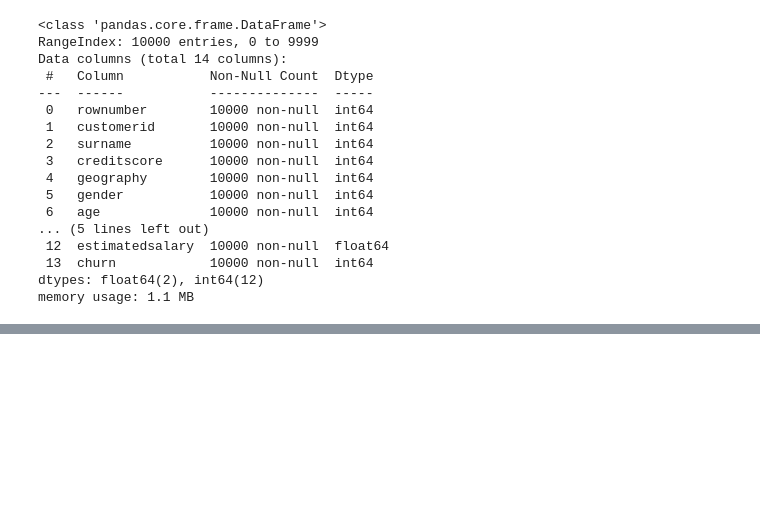
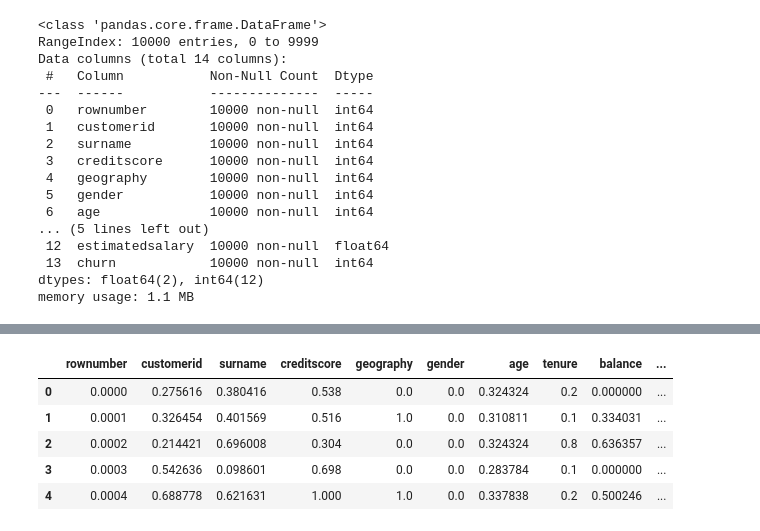
Before and after one commit to vishwarockzzz/generic_churn_prediction, a Jupyter notebook: notebooks/read_data.ipynb, the cells around one changed output, grey strips where cells are left out. Drawn from its saved outputs; the diff is of its cells as text; code cells hidden in the pictures; blank space fills up the shorter version.

```diff
--- a/notebooks/read_data.ipynb
+++ b/notebooks/read_data.ipynb
@@ -158,0 +166,43 @@ perform_eda(df, target='churn')
+# %%
+
+import numpy as np
+# Define a simple feature engineering function
+def feature_engineering(df):
+    """
+    Apply simple feature transformations:
+    - Create interaction features
+    - Bin continuous variables (e.g., age)
+    - Apply log transformation to skewed numerical features
+    - Normalize/scale numerical features
+    """
+
+    # Example of creating interaction features for telecom dataset
+    if 'total day minutes' in df.columns and 'total eve minutes' in df.columns:
+        df['total minutes'] = df['total day minutes'] + df['total eve minutes']
+
+    # Binning continuous features (age, balance)
+    if 'age' in df.columns:
+        df['age_bin'] = pd.cut(df['age'], bins=[0, 18, 35, 60, np.inf], labels=['teen', 'young_adult', 'adult', 'senior'])
+
+    if 'balance' in df.columns:
+        df['balance_bin'] = pd.cut(df['balance'], bins=[-1, 10000, 50000, 100000, np.inf], labels=['low', 'medium', 'high', 'very_high'])
+
+    # Apply log transformation to skewed numerical features
+    if 'total intl charge' in df.columns:
+        df['log_total_intl_charge'] = np.log1p(df['total intl charge'])  # log1p to avoid log(0) issues
+
+    # Normalizing/Scaling features (simple min-max scaling as an example)
+    numerical_columns = df.select_dtypes(include=['int64', 'float64']).columns
+    df[numerical_columns] = (df[numerical_columns] - df[numerical_columns].min()) / (df[numerical_columns].max() - df[numerical_columns].min())
+
+    return df
+# %%
+bank_df_transformed=feature_engineering(df)
+bank_df_transformed.head()
+# %% [output]
+|  | rownumber | customerid | surname | creditscore | geography | gender | age | tenure | balance | ... |
+| 0 | 0.0000 | 0.275616 | 0.380416 | 0.538 | 0.0 | 0.0 | 0.324324 | 0.2 | 0.000000 | ... |
+| 1 | 0.0001 | 0.326454 | 0.401569 | 0.516 | 1.0 | 0.0 | 0.310811 | 0.1 | 0.334031 | ... |
+| 2 | 0.0002 | 0.214421 | 0.696008 | 0.304 | 0.0 | 0.0 | 0.324324 | 0.8 | 0.636357 | ... |
+| 3 | 0.0003 | 0.542636 | 0.098601 | 0.698 | 0.0 | 0.0 | 0.283784 | 0.1 | 0.000000 | ... |
+| 4 | 0.0004 | 0.688778 | 0.621631 | 1.000 | 1.0 | 0.0 | 0.337838 | 0.2 | 0.500246 | ... |
```
Also changed, not shown: parts of 9 cells of this notebook, 4 other files.
